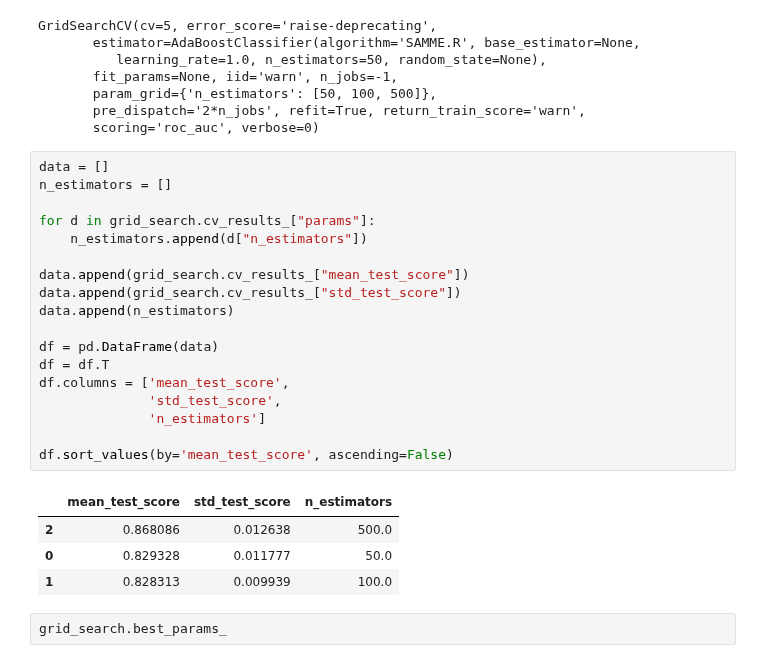
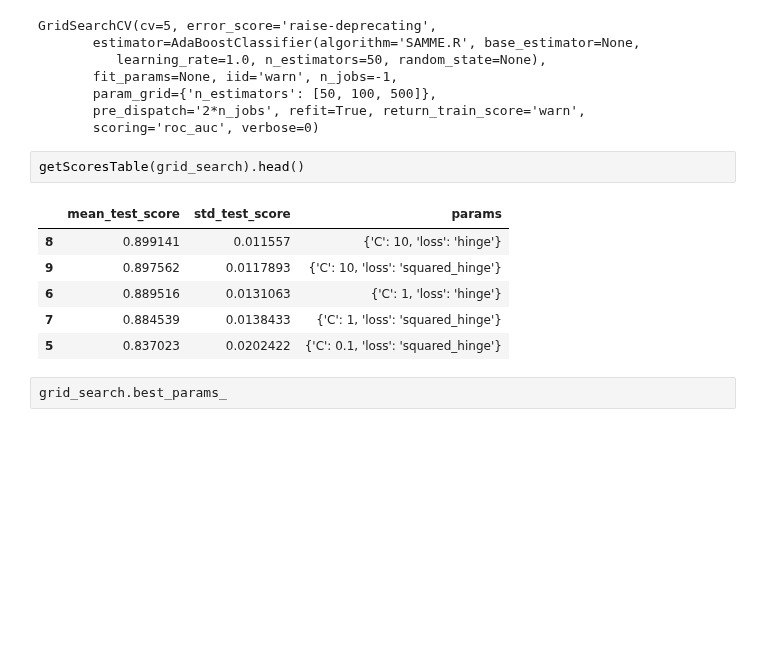
Before and after one commit to ppalomanes/acamica-ds, a Jupyter notebook: entrega05/recursos_proyecto_5.ipynb, the cells around one changed output. Drawn from its saved outputs; the diff is of its cells as text; blank space fills up the shorter version.

```diff
--- a/entrega05/recursos_proyecto_5.ipynb
+++ b/entrega05/recursos_proyecto_5.ipynb
@@ -513,29 +450,15 @@ GridSearchCV(cv=5, error_score='raise-deprecating',
        param_grid={'n_estimators': [50, 100, 500]},
        pre_dispatch='2*n_jobs', refit=True, return_train_score='warn',
        scoring='roc_auc', verbose=0)
-# %%
-data = []
-n_estimators = []
-
-for d in grid_search.cv_results_["params"]:
-    n_estimators.append(d["n_estimators"])
-
-data.append(grid_search.cv_results_["mean_test_score"])
-data.append(grid_search.cv_results_["std_test_score"])
-data.append(n_estimators)
-
-df = pd.DataFrame(data)
-df = df.T
-df.columns = ['mean_test_score',
-              'std_test_score',
-              'n_estimators']
-
-df.sort_values(by='mean_test_score', ascending=False)
-# %% [output]
-|  | mean_test_score | std_test_score | n_estimators |
-| 2 | 0.868086 | 0.012638 | 500.0 |
-| 0 | 0.829328 | 0.011777 | 50.0 |
-| 1 | 0.828313 | 0.009939 | 100.0 |
+# %%
+getScoresTable(grid_search).head()
+# %% [output]
+|  | mean_test_score | std_test_score | params |
+| 8 | 0.899141 | 0.011557 | {'C': 10, 'loss': 'hinge'} |
+| 9 | 0.897562 | 0.0117893 | {'C': 10, 'loss': 'squared_hinge'} |
+| 6 | 0.889516 | 0.0131063 | {'C': 1, 'loss': 'hinge'} |
+| 7 | 0.884539 | 0.0138433 | {'C': 1, 'loss': 'squared_hinge'} |
+| 5 | 0.837023 | 0.0202422 | {'C': 0.1, 'loss': 'squared_hinge'} |
 # %%
 grid_search.best_params_
 # %% [output]
```
Also changed, not shown: parts of 13 cells of this notebook.
